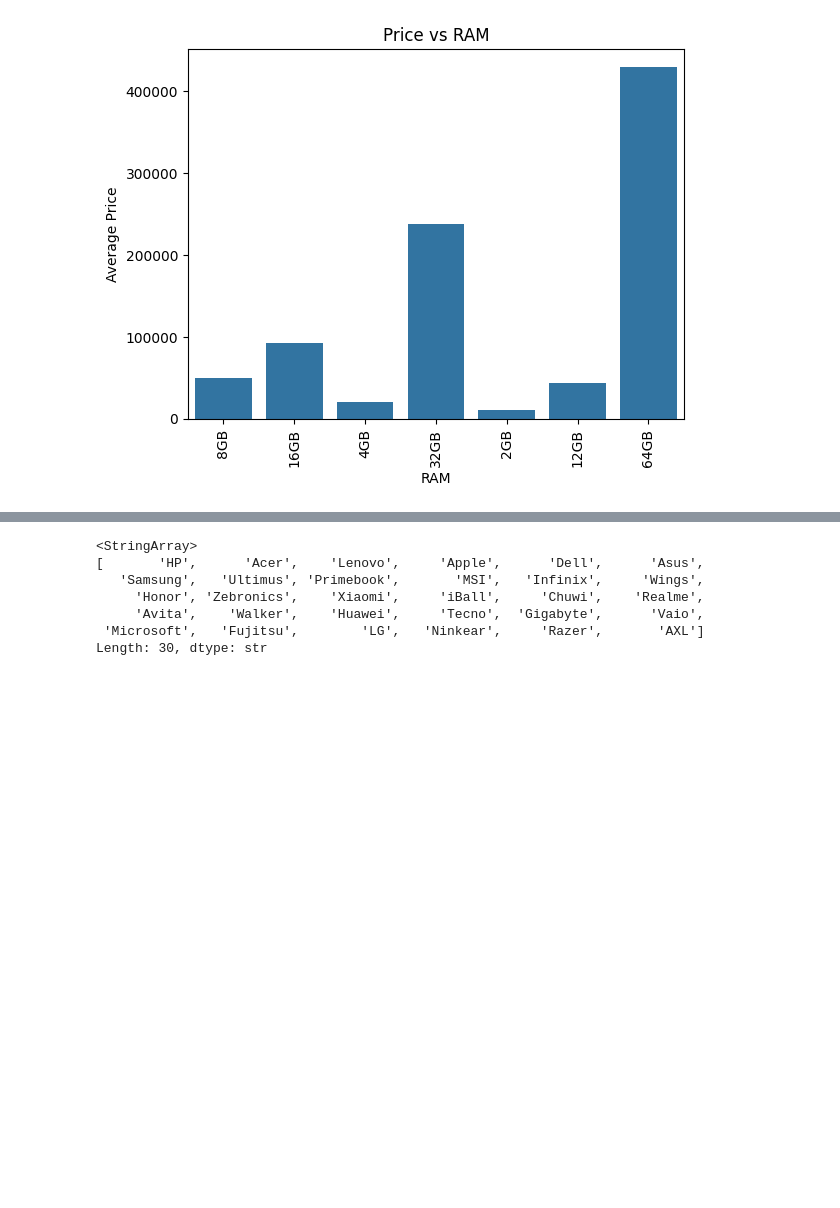
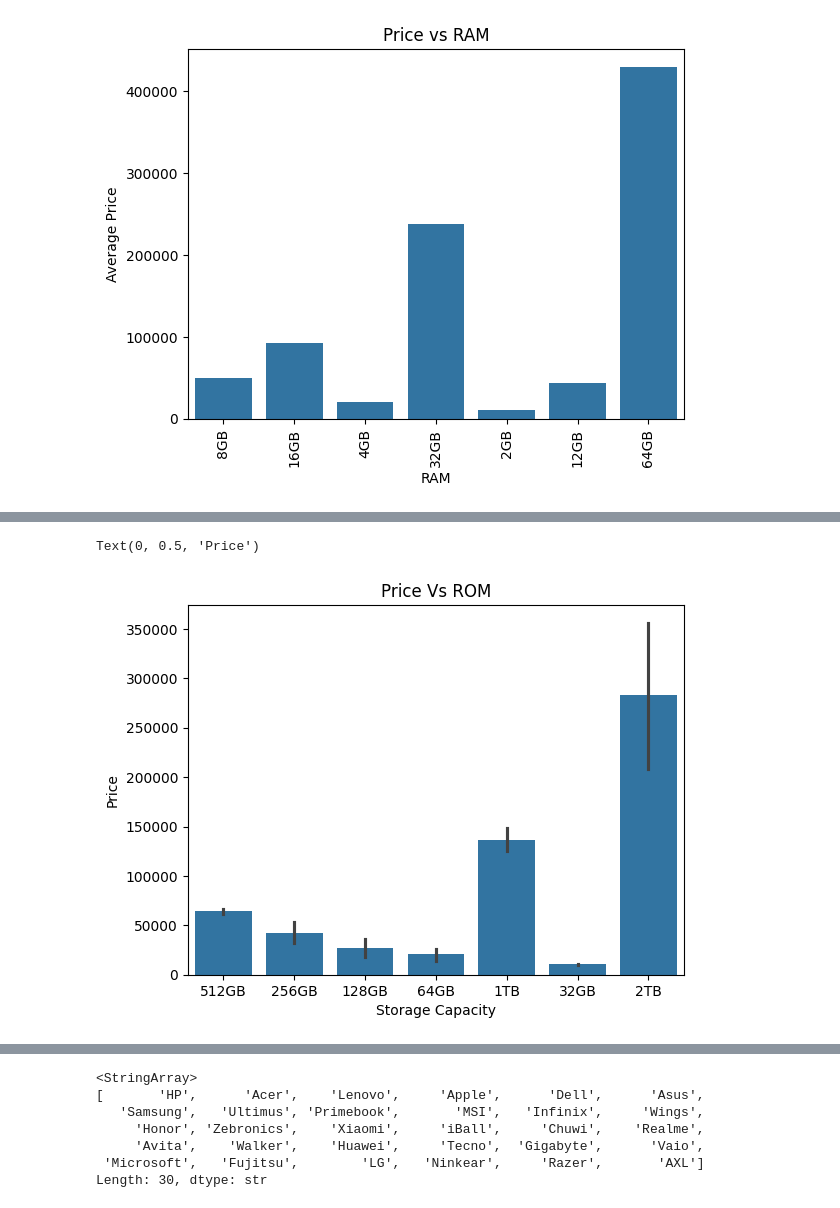
Before and after one commit to Ritika-Gauttam/Laptop_Price_Prediction, a Jupyter notebook: laptop_price_prediction.ipynb, the cells around one changed output, grey strips where cells are left out. Saved outputs shown, nothing was run; the diff lists cells and outputs as text; code cells hidden in the pictures; blank space fills up the shorter version.

```diff
--- a/laptop_price_prediction.ipynb
+++ b/laptop_price_prediction.ipynb
@@ -131,0 +150,9 @@ plt.show()
+# %%
+sns.barplot(x='ROM', y='price', data=df)
+
+plt.title('Price Vs ROM')
+plt.xlabel('Storage Capacity')
+plt.ylabel('Price')
+# %% [output]
+Text(0, 0.5, 'Price')
+[figure, added]
```
Also changed, not shown: parts of 10 cells of this notebook.
